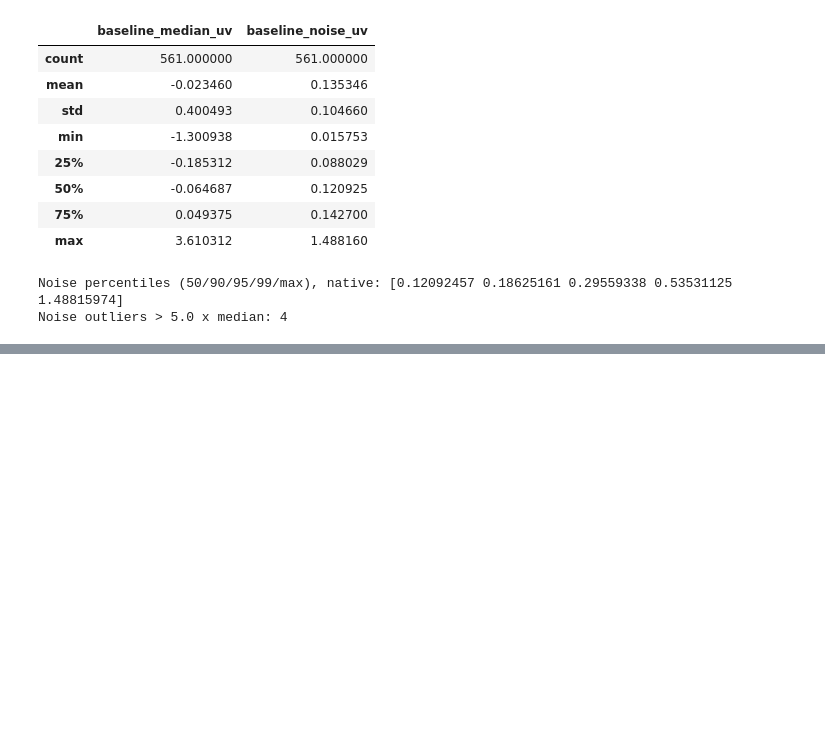
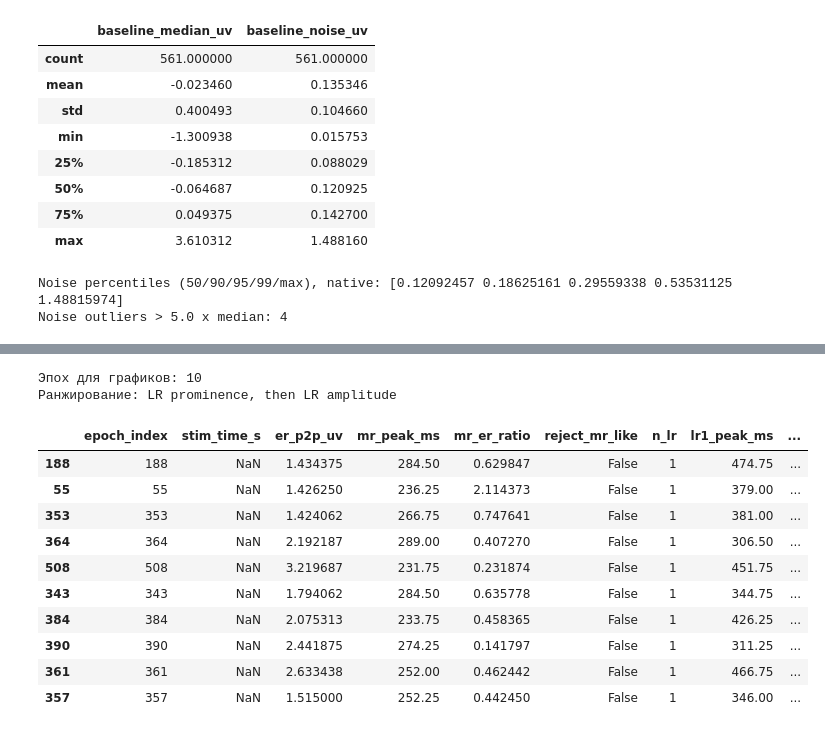
Before and after one commit to violaxanthin/emg-lr-segmentation, a Jupyter notebook: notebooks/emg_lr_segmentation_mat.ipynb, the cells around one changed output, grey strips where cells are left out. Cells and saved outputs as stored; diff of their text form; code cells hidden in the pictures; blank space fills up the shorter version.

```diff
--- a/notebooks/emg_lr_segmentation_mat.ipynb
+++ b/notebooks/emg_lr_segmentation_mat.ipynb
@@ -1668,7 +1769,6 @@ need("lr_candidates_df", "epochs_data_uv", "times_ms")
 
 n_plots = 10  # сколько эпох показать
 min_confidence_score_to_plot = 1  # минимальный балл LR для графиков
-rank_by = "ratio"  # сортировать графики по LR/ER или p2p
 show_reject_mr_like = True  # показывать эпохи с высоким MR
 
 plot_meta = lr_candidates_df.copy()
@@ -1680,15 +1780,22 @@ plot_meta["has_MR"] = mr_found & plot_meta["mr_start_ms"].notna() & plot_meta["m
 plot_meta["has_LR"] = (plot_meta["n_lr"] > 0) & (plot_meta["lr1_peak_ms"].notna() | plot_meta["lr2_peak_ms"].notna() | plot_meta["lr3_peak_ms"].notna())
 plot_meta["max_lr_ratio"] = plot_meta[["lr1_ratio", "lr2_ratio", "lr3_ratio"]].max(axis=1)
 plot_meta["max_lr_p2p_uv"] = plot_meta[["lr1_p2p_uv", "lr2_p2p_uv", "lr3_p2p_uv"]].max(axis=1)
+plot_meta["max_lr_prominence_uv"] = plot_meta[["lr1_prominence_uv", "lr2_prominence_uv", "lr3_prominence_uv"]].max(axis=1)
+plot_meta["max_lr_peak_uv"] = plot_meta[["lr1_peak_uv", "lr2_peak_uv", "lr3_peak_uv"]].max(axis=1)
 
-rank_col = "max_lr_ratio" if rank_by == "ratio" else "max_lr_p2p_uv"
 mask = plot_meta["has_ER"] & plot_meta["has_LR"] & (plot_meta["confidence_score"] >= min_confidence_score_to_plot)
 if not show_reject_mr_like:
     mask &= ~plot_meta["reject_mr_like"]
 
-top_meta = plot_meta.loc[mask].replace([np.inf, -np.inf], np.nan).dropna(subset=[rank_col]).sort_values(["confidence_score", rank_col], ascending=[False, False]).head(n_plots).copy()
+rank_cols = ["max_lr_prominence_uv", "max_lr_peak_uv"]
+top_meta = (
+    plot_meta.loc[mask].replace([np.inf, -np.inf], np.nan)
+    .dropna(subset=rank_cols, how="all")
+    .sort_values(rank_cols, ascending=[False, False], na_position="last")
+    .head(n_plots).copy()
+)
 print("Эпох для графиков:", len(top_meta))
-print("Ранжирование:", rank_col)
+print("Ранжирование: LR prominence, then LR amplitude")
 
 display_cols = [
     "epoch_index", "stim_time_s", "er_p2p_uv", "mr_peak_ms", "mr_er_ratio", "reject_mr_like", "n_lr",
@@ -1699,7 +1806,7 @@ display(top_meta[[col for col in display_cols if col in top_meta.columns]])
 if len(top_meta) == 0:
     print("Нет эпох с ER и LR для построения")
 else:
-    fig, axes = plt.subplots(len(top_meta), 1, figsize=(9, max(2.0 * len(top_meta), 4)), sharex=True, squeeze=False)
+    fig, axes = plt.subplots(len(top_meta), 1, figsize=(7.5, max(1.35 * len(top_meta), 4.5)), sharex=True, squeeze=False)
     axes = axes[:, 0]
 
     for plot_idx, (_, row) in enumerate(top_meta.iterrows()):
@@ -1707,35 +1814,51 @@ else:
         epoch_idx = int(row["epoch_index"])
         signal = epochs_data_uv[epoch_idx]
         ax.plot(times_ms, signal, color="black", lw=1.0)
         ax.axvline(0, color="black", linestyle=":", lw=0.8, alpha=0.6)
 
         spans = [
             (row.get("er_start_ms", np.nan), row.get("er_end_ms", np.nan), "green", 0.18, "ER region"),
             (row.get("mr_start_ms", np.nan), row.get("mr_end_ms", np.nan), "orange", 0.12, "MR region"),
         ]
         for start_ms, end_ms, color, alpha, label in spans:
             if pd.notna(start_ms) and pd.notna(end_ms):
                 ax.axvspan(float(start_ms), float(end_ms), color=color, alpha=alpha, label=label if plot_idx == 0 else None)
 
         lr_peaks = []
         for k in [1, 2, 3]:
             start_ms, end_ms, peak_ms = [row.get(f"lr{k}_{col}", np.nan) for col in ["start_ms", "end_ms", "peak_ms"]]
             if pd.notna(start_ms) and pd.notna(end_ms):
                 ax.axvspan(float(start_ms), float(end_ms), color="blue", alpha=0.20, label="LR region" if plot_idx == 0 and k == 1 else None)
             if pd.notna(peak_ms):
                 lr_peaks.append(float(peak_ms))
                 ax.axvline(float(peak_ms), color="blue", lw=0.8, alpha=0.7)
 
         if lr_peaks:
             ax.axvline(min(lr_peaks), color="gray", linestyle="--", lw=1.0, alpha=0.8, label="Earliest LR onset" if plot_idx == 0 else None)
 
-        ax.set_title(f"epoch {epoch_idx}", fontsize=9, loc="left")
+        ax.set_title(f"epoch {epoch_idx}", fontsize=8, loc="left", pad=2)
         ax.grid(True, linestyle=":", alpha=0.35)
-        if plot_idx == 0:
-            ax.legend(fontsize=8, loc="upper right")
+        ax.tick_params(axis="both", labelsize=7, pad=2)
+        ax.margins(y=0.18)
 
     axes[-1].set_xlabel("Time, ms")
-    fig.text(0.02, 0.5, f"Amplitude, {amplitude_unit}", va="center", rotation="vertical")
+    handles, labels = axes[0].get_legend_handles_labels()
+    fig.legend(handles, labels, fontsize=7, loc="upper left", ncol=4, bbox_to_anchor=(0.13, 0.965), frameon=False)
+    fig.text(0.015, 0.5, f"Amplitude, {amplitude_unit}", va="center", rotation="vertical", fontsize=9)
     fig.suptitle(f"{globals().get('ch_name', 'EMG')} Channel Epochs", fontsize=12, weight="bold")
-    plt.tight_layout(rect=[0.04, 0.02, 1, 0.97])
+    fig.subplots_adjust(left=0.13, right=0.98, bottom=0.07, top=0.91, hspace=0.55)
     plt.show()
+# %% [output]
+Эпох для графиков: 10
+Ранжирование: LR prominence, then LR amplitude
+|  | epoch_index | stim_time_s | er_p2p_uv | mr_peak_ms | mr_er_ratio | reject_mr_like | n_lr | lr1_peak_ms | ... |
+| 188 | 188 | NaN | 1.434375 | 284.50 | 0.629847 | False | 1 | 474.75 | ... |
+| 55 | 55 | NaN | 1.426250 | 236.25 | 2.114373 | False | 1 | 379.00 | ... |
+| 353 | 353 | NaN | 1.424062 | 266.75 | 0.747641 | False | 1 | 381.00 | ... |
+| 364 | 364 | NaN | 2.192187 | 289.00 | 0.407270 | False | 1 | 306.50 | ... |
+| 508 | 508 | NaN | 3.219687 | 231.75 | 0.231874 | False | 1 | 451.75 | ... |
+| 343 | 343 | NaN | 1.794062 | 284.50 | 0.635778 | False | 1 | 344.75 | ... |
+| 384 | 384 | NaN | 2.075313 | 233.75 | 0.458365 | False | 1 | 426.25 | ... |
+| 390 | 390 | NaN | 2.441875 | 274.25 | 0.141797 | False | 1 | 311.25 | ... |
+| 361 | 361 | NaN | 2.633438 | 252.00 | 0.462442 | False | 1 | 466.75 | ... |
+| 357 | 357 | NaN | 1.515000 | 252.25 | 0.442450 | False | 1 | 346.00 | ... |
```
Also changed, not shown: parts of 12 cells of this notebook.
